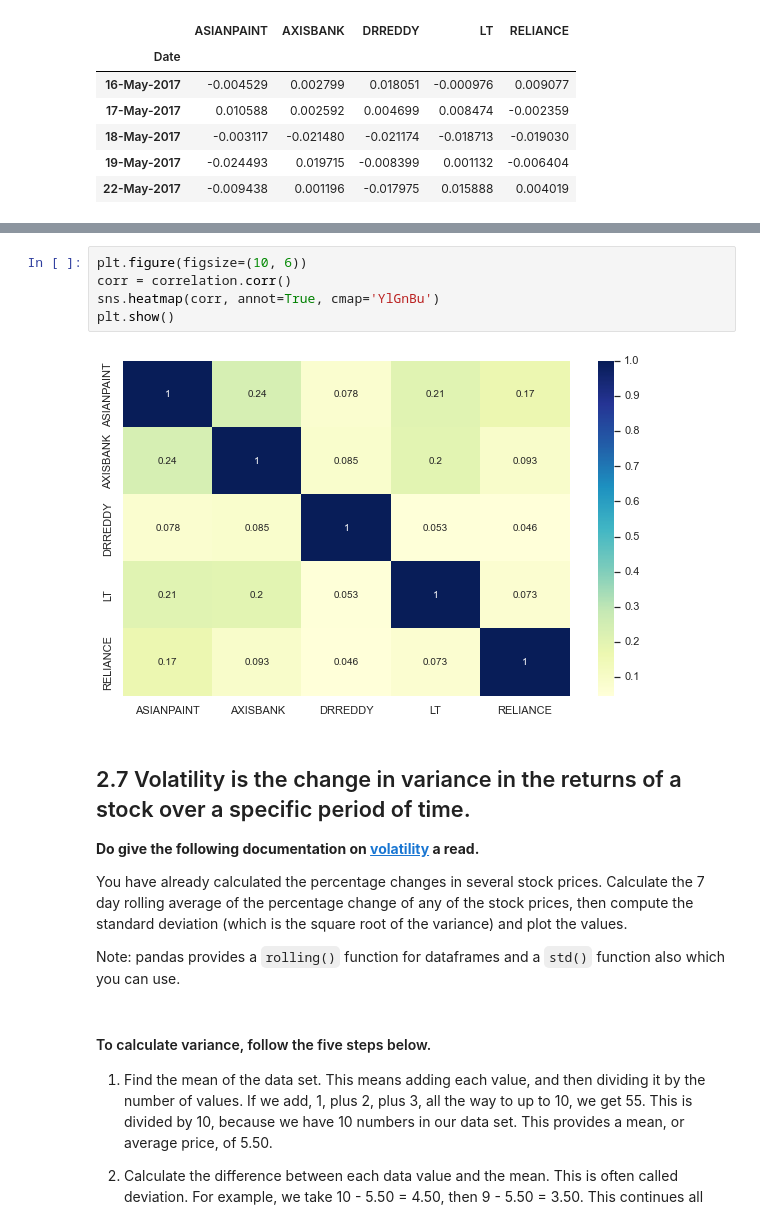
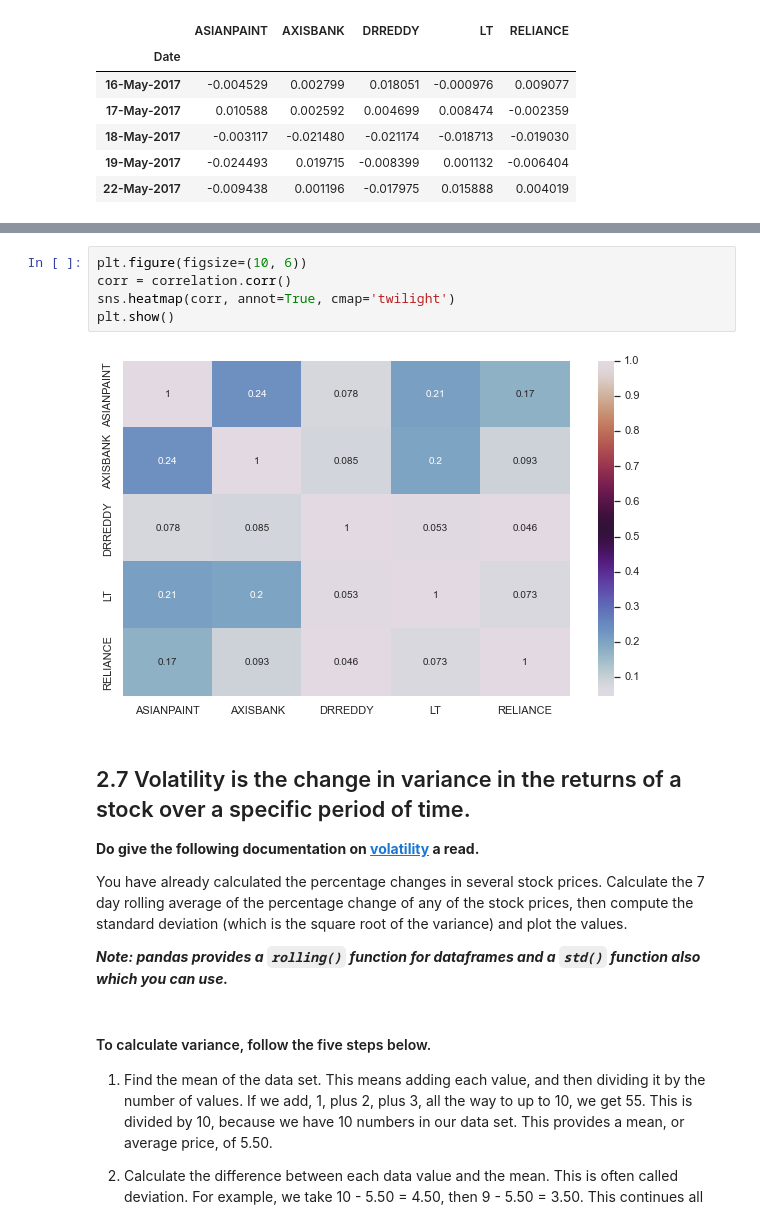
Before and after one commit to itsvivekghosh/aspiration.ai-ML_Internship-2020, a Jupyter notebook: Module 2/Module 2 Week 3.ipynb, the cells around one changed output, grey strips where cells are left out. Cells and saved outputs as stored; diff of their text form.

```diff
--- a/Module 2/Module 2 Week 3.ipynb
+++ b/Module 2/Module 2 Week 3.ipynb
@@ -403,17 +439,17 @@ sns.pairplot(correlation)
 # %%
 plt.figure(figsize=(10, 6))
 corr = correlation.corr()
-sns.heatmap(corr, annot=True, cmap='YlGnBu')
+sns.heatmap(corr, annot=True, cmap='twilight')
 plt.show()
 # %% [output]
-[figure, old version]
+[figure, new version]
 # %% [markdown]
 ## 2.7 Volatility is the change in variance in the returns of a stock over a specific period of time.
 __Do give the following documentation on <a href="https://www.investopedia.com/terms/v/volatility.asp">volatility</a> a read.__
 
 You have already calculated the percentage changes in several stock prices. Calculate the 7 day rolling average of the percentage change of any of the stock prices, then compute the standard deviation (which is the square root of the variance) and plot the values.
 
-Note: pandas provides a `rolling()` function for dataframes and a `std()` function also which you can use.
+***Note: pandas provides a `rolling()` function for dataframes and a `std()` function also which you can use.***
 # %% [markdown]
 #### To calculate variance, follow the five steps below.
 
```
Also changed, not shown: parts of 27 cells of this notebook, 2 other files.
